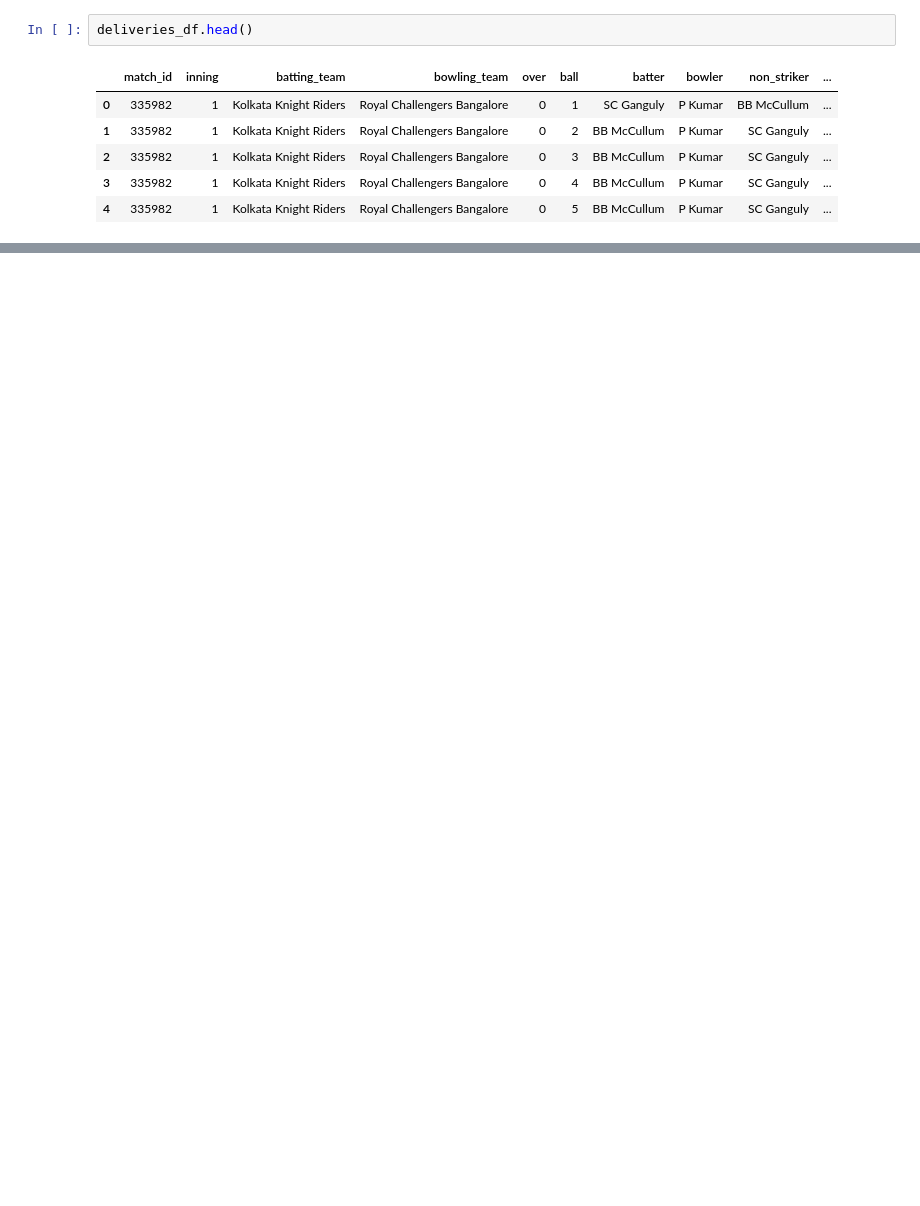
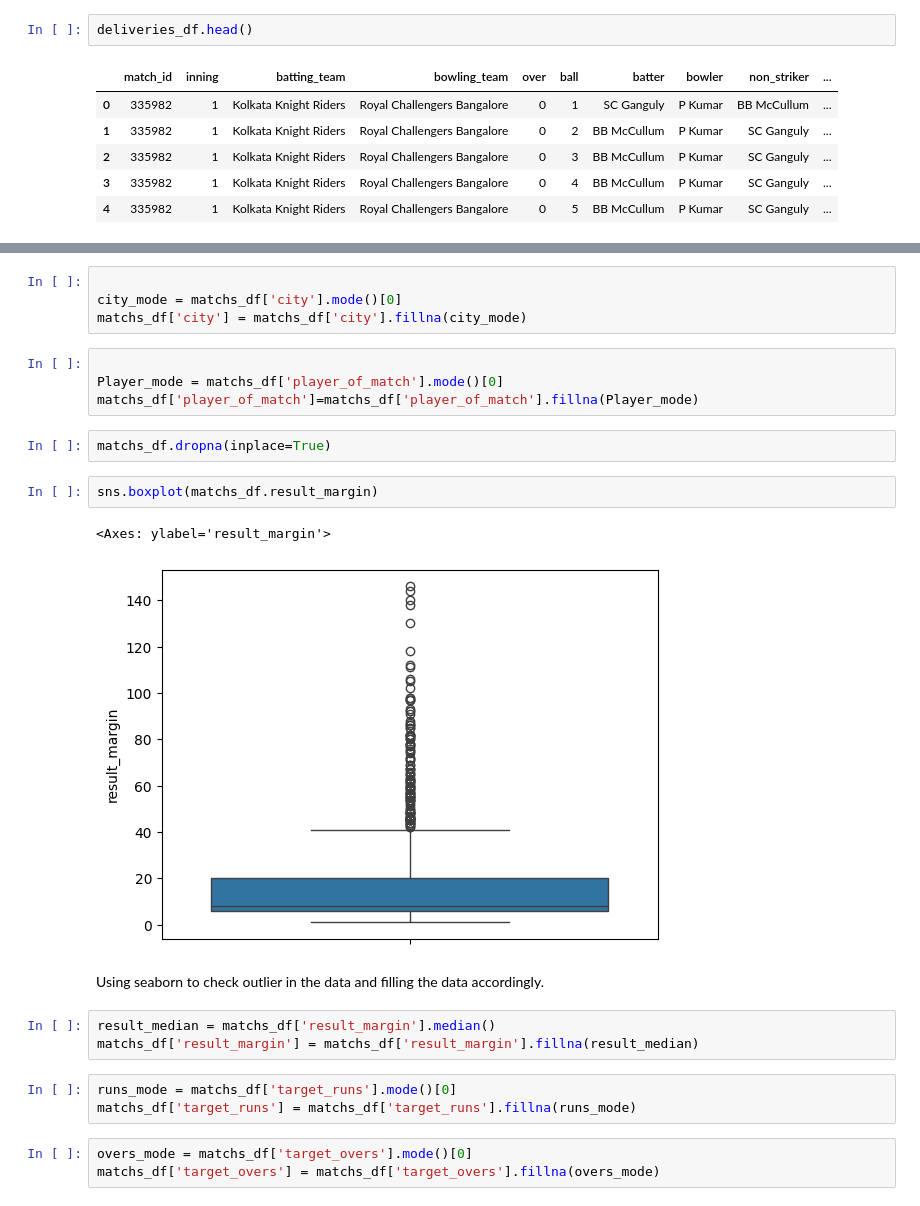
Before and after one commit to komal1852/IPL_teams_performace_analysis, a Jupyter notebook: Notebooks/ipl_team_performace_analysis.ipynb, the cells around one changed output, grey strips where cells are left out. Saved outputs shown, nothing was run; the diff lists cells and outputs as text; blank space fills up the shorter version.

```diff
--- a/Notebooks/ipl_team_performace_analysis.ipynb
+++ b/Notebooks/ipl_team_performace_analysis.ipynb
@@ -29,0 +172,26 @@ matchs_df.head()
+# %%
+
+city_mode = matchs_df['city'].mode()[0]
+matchs_df['city'] = matchs_df['city'].fillna(city_mode)
+# %%
+
+Player_mode = matchs_df['player_of_match'].mode()[0]
+matchs_df['player_of_match']=matchs_df['player_of_match'].fillna(Player_mode)
+# %%
+matchs_df.dropna(inplace=True)
+# %%
+sns.boxplot(matchs_df.result_margin)
+# %% [output]
+<Axes: ylabel='result_margin'>
+[figure, added]
+# %% [markdown]
+Using seaborn to check outlier in the data and filling the data accordingly.
+# %%
+result_median = matchs_df['result_margin'].median()
+matchs_df['result_margin'] = matchs_df['result_margin'].fillna(result_median)
+# %%
+runs_mode = matchs_df['target_runs'].mode()[0]
+matchs_df['target_runs'] = matchs_df['target_runs'].fillna(runs_mode)
+# %%
+overs_mode = matchs_df['target_overs'].mode()[0]
+matchs_df['target_overs'] = matchs_df['target_overs'].fillna(overs_mode)
```
Also changed, not shown: parts of 44 cells of this notebook.
